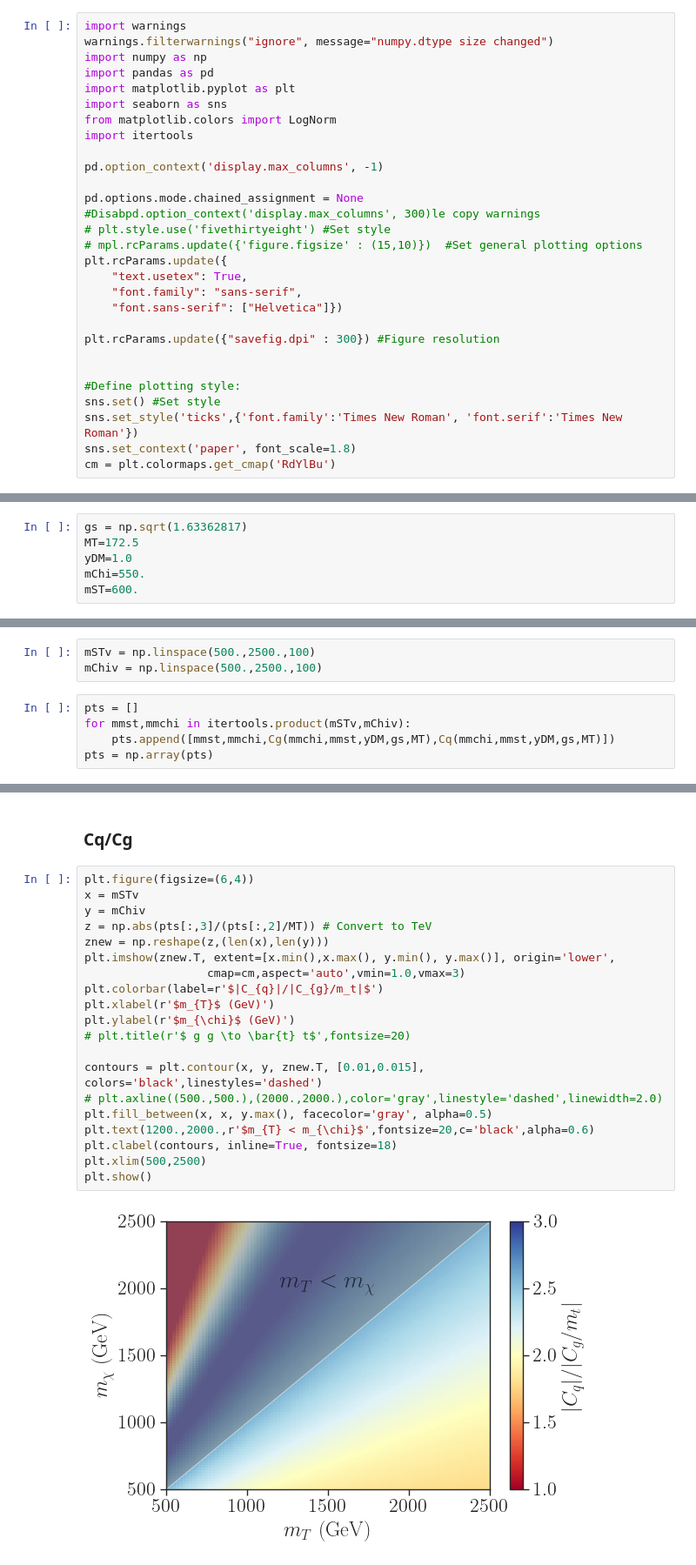
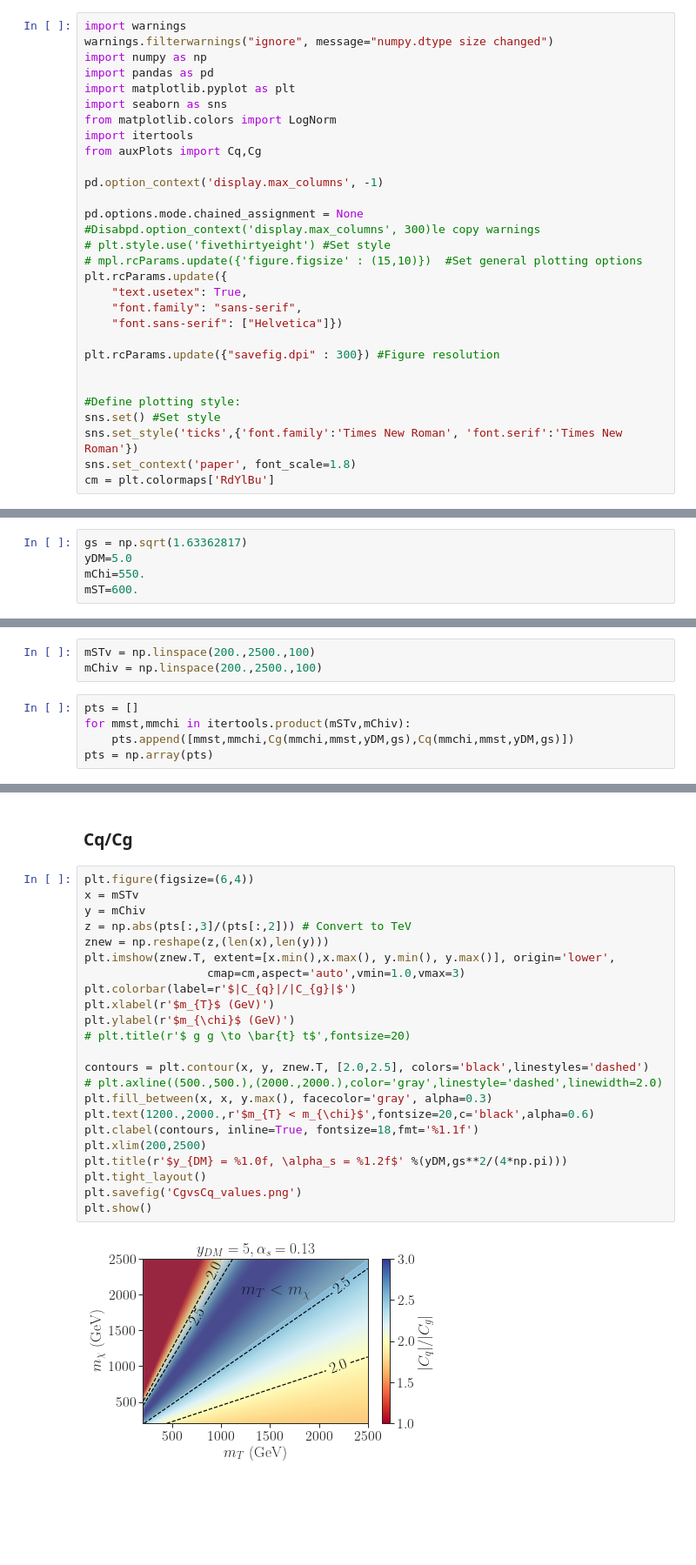
Before and after one commit to andlessa/SMStoEFT, a Jupyter notebook: notebooks/plots-eft-coeff.ipynb, the cells around one changed output, grey strips where cells are left out. Shown at 87% size. Drawn from its saved outputs; the diff is of its cells as text; blank space fills up the shorter version.

```diff
--- a/notebooks/plots-eft-coeff.ipynb
+++ b/notebooks/plots-eft-coeff.ipynb
@@ -9,6 +9,7 @@ import matplotlib.pyplot as plt
 import seaborn as sns
 from matplotlib.colors import LogNorm
 import itertools
+from auxPlots import Cq,Cg
 
 pd.option_context('display.max_columns', -1)
 
@@ -27,4 +28,4 @@ plt.rcParams.update({"savefig.dpi" : 300}) #Figure resolution
 sns.set() #Set style
 sns.set_style('ticks',{'font.family':'Times New Roman', 'font.serif':'Times New Roman'})
 sns.set_context('paper', font_scale=1.8)
-cm = plt.colormaps.get_cmap('RdYlBu')
+cm = plt.colormaps['RdYlBu']
@@ -59,6 +32,5 @@ def Cq(mChi,mST,yDM,gs,MT):
 # %%
 gs = np.sqrt(1.63362817)
-MT=172.5
-yDM=1.0
+yDM=5.0
 mChi=550.
 mST=600.
@@ -67,10 +37,10 @@ mST=600.
 # %%
-mSTv = np.linspace(500.,2500.,100)
-mChiv = np.linspace(500.,2500.,100)
+mSTv = np.linspace(200.,2500.,100)
+mChiv = np.linspace(200.,2500.,100)
 # %%
 pts = []
 for mmst,mmchi in itertools.product(mSTv,mChiv):
-    pts.append([mmst,mmchi,Cg(mmchi,mmst,yDM,gs,MT),Cq(mmchi,mmst,yDM,gs,MT)])
+    pts.append([mmst,mmchi,Cg(mmchi,mmst,yDM,gs),Cq(mmchi,mmst,yDM,gs)])
 pts = np.array(pts)
 # %%
 plt.figure(figsize=(6,4))
@@ -122,22 +99,25 @@ plt.show()
 # %%
 plt.figure(figsize=(6,4))
 x = mSTv
 y = mChiv
-z = np.abs(pts[:,3]/(pts[:,2]/MT)) # Convert to TeV
+z = np.abs(pts[:,3]/(pts[:,2])) # Convert to TeV
 znew = np.reshape(z,(len(x),len(y)))
 plt.imshow(znew.T, extent=[x.min(),x.max(), y.min(), y.max()], origin='lower',
                   cmap=cm,aspect='auto',vmin=1.0,vmax=3)
-plt.colorbar(label=r'$|C_{q}|/|C_{g}/m_t|$')
+plt.colorbar(label=r'$|C_{q}|/|C_{g}|$')
 plt.xlabel(r'$m_{T}$ (GeV)')
 plt.ylabel(r'$m_{\chi}$ (GeV)')
 # plt.title(r'$ g g \to \bar{t} t$',fontsize=20)
 
-contours = plt.contour(x, y, znew.T, [0.01,0.015], colors='black',linestyles='dashed')
+contours = plt.contour(x, y, znew.T, [2.0,2.5], colors='black',linestyles='dashed')
 # plt.axline((500.,500.),(2000.,2000.),color='gray',linestyle='dashed',linewidth=2.0)
-plt.fill_between(x, x, y.max(), facecolor='gray', alpha=0.5)
+plt.fill_between(x, x, y.max(), facecolor='gray', alpha=0.3)
 plt.text(1200.,2000.,r'$m_{T} < m_{\chi}$',fontsize=20,c='black',alpha=0.6)
-plt.clabel(contours, inline=True, fontsize=18)
-plt.xlim(500,2500)
+plt.clabel(contours, inline=True, fontsize=18,fmt='%1.1f')
+plt.xlim(200,2500)
+plt.title(r'$y_{DM} = %1.0f, \alpha_s = %1.2f$' %(yDM,gs**2/(4*np.pi)))
+plt.tight_layout()
+plt.savefig('CgvsCq_values.png')
 plt.show()
 # %% [output]
-[figure, old version]
+[figure, new version]
```
Also changed, not shown: parts of 4 cells of this notebook, 12 other files.
